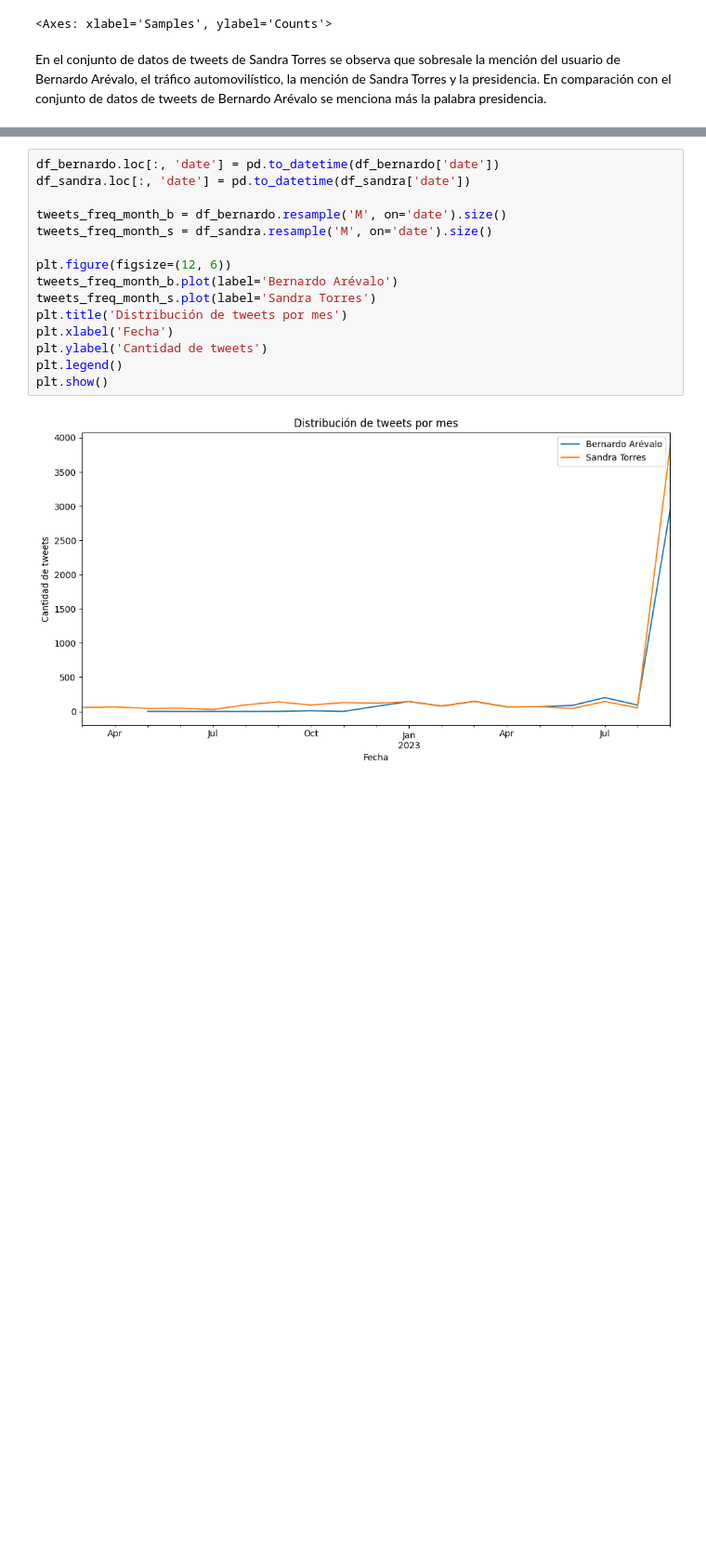
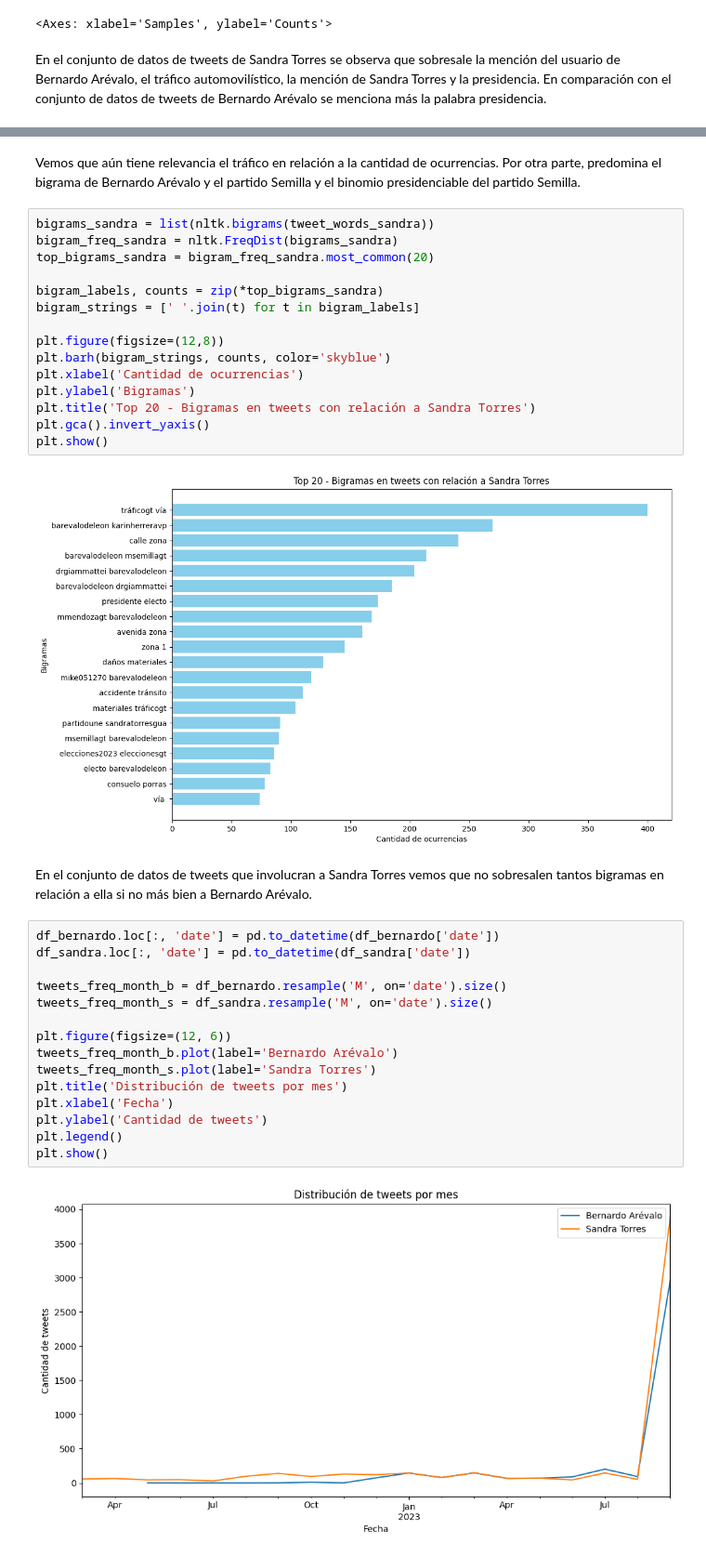
Before and after one commit to guillermoSb/datascience_laboratorio6, a Jupyter notebook: Problema2.ipynb, the cells around one changed output, grey strips where cells are left out. Shown at 93% size. Drawn from its saved outputs; the diff is of its cells as text; blank space fills up the shorter version.

```diff
--- a/Problema2.ipynb
+++ b/Problema2.ipynb
@@ -91,3 +108,24 @@ En el conjunto de datos de tweets de Sandra Torres se observa que sobresale la m
+# %% [markdown]
+Vemos que aún tiene relevancia el tráfico en relación a la cantidad de ocurrencias. Por otra parte, predomina el bigrama de Bernardo Arévalo y el partido Semilla y el binomio presidenciable del partido Semilla.
+# %%
+bigrams_sandra = list(nltk.bigrams(tweet_words_sandra))
+bigram_freq_sandra = nltk.FreqDist(bigrams_sandra)
+top_bigrams_sandra = bigram_freq_sandra.most_common(20)
+
+bigram_labels, counts = zip(*top_bigrams_sandra)
+bigram_strings = [' '.join(t) for t in bigram_labels]
+
+plt.figure(figsize=(12,8))
+plt.barh(bigram_strings, counts, color='skyblue')
+plt.xlabel('Cantidad de ocurrencias')
+plt.ylabel('Bigramas')
+plt.title('Top 20 - Bigramas en tweets con relación a Sandra Torres')
+plt.gca().invert_yaxis()
+plt.show()
+# %% [output]
+[figure, added]
+# %% [markdown]
+En el conjunto de datos de tweets que involucran a Sandra Torres vemos que no sobresalen tantos bigramas en relación a ella si no más bien a Bernardo Arévalo.
 # %%
 df_bernardo.loc[:, 'date'] = pd.to_datetime(df_bernardo['date'])
 df_sandra.loc[:, 'date'] = pd.to_datetime(df_sandra['date'])
```
Also changed, not shown: parts of 1 cell of this notebook.
